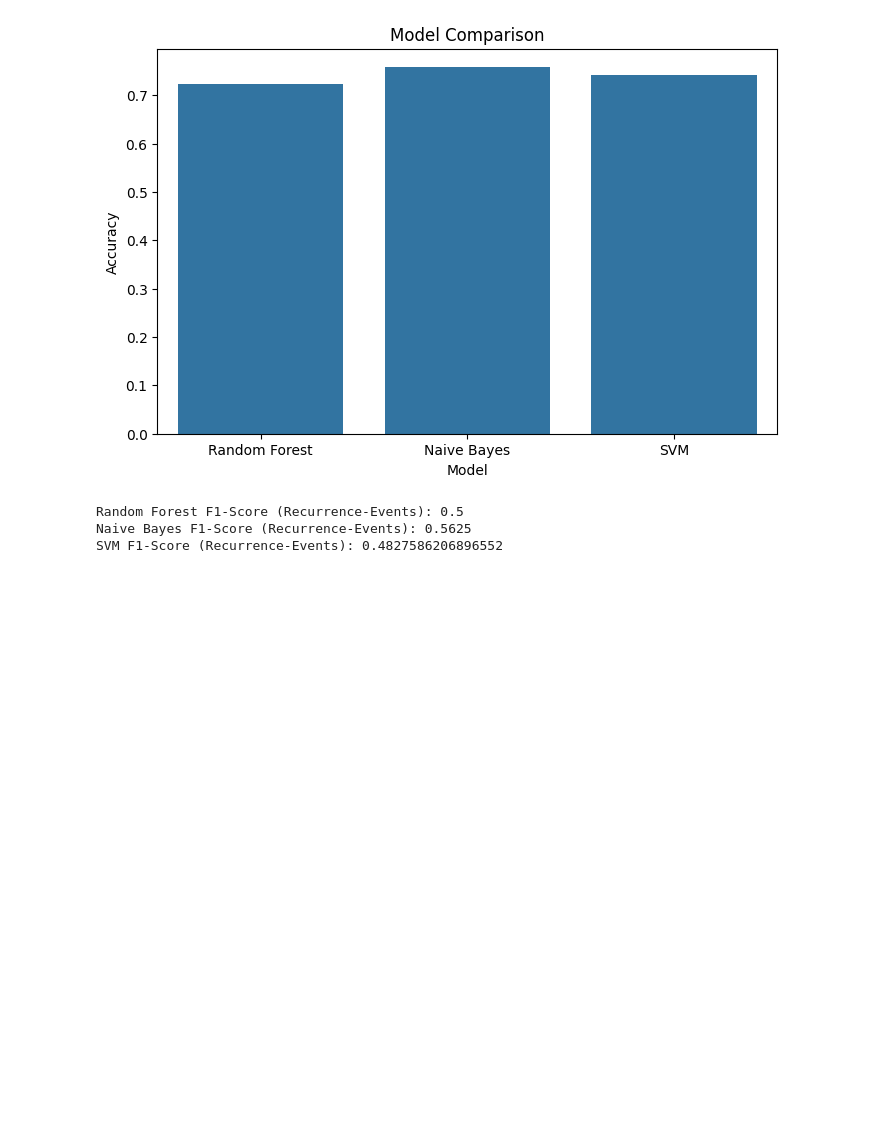
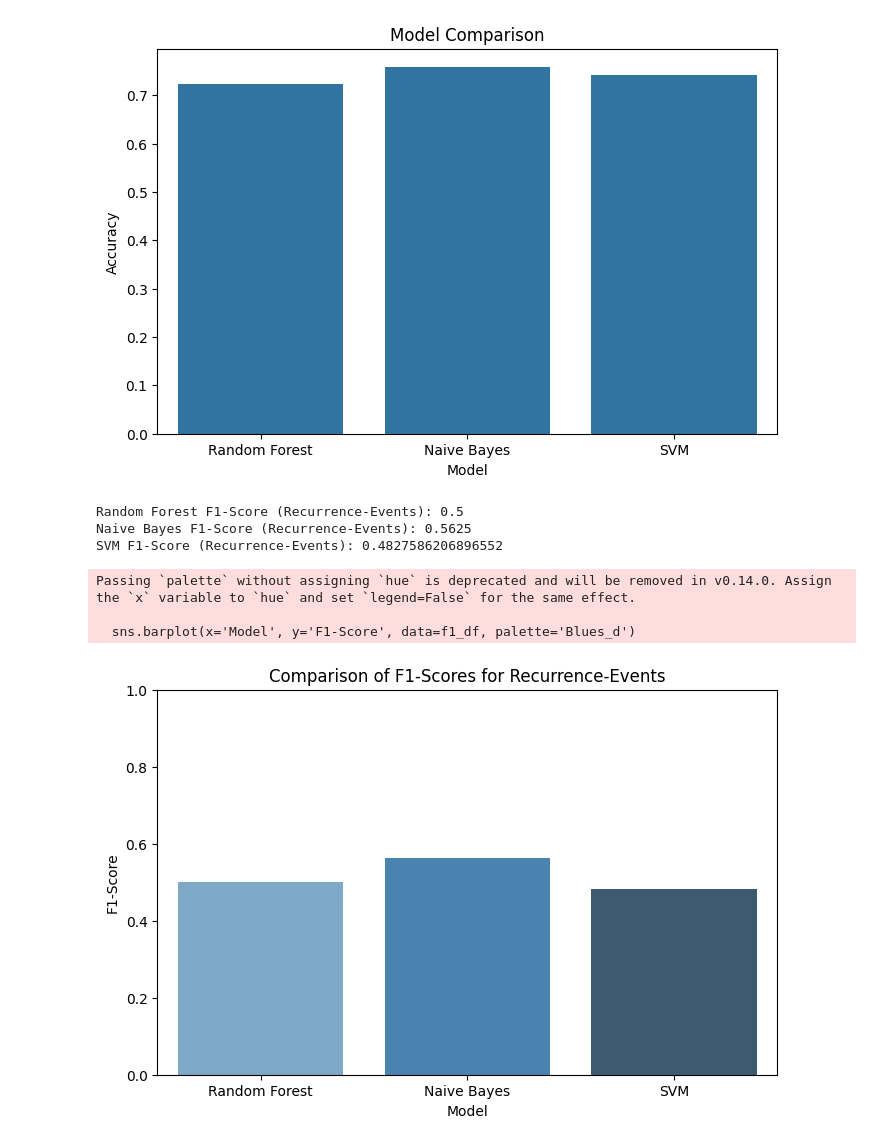
Before and after one commit to samuelAemro12/MachineLearningSchoolProject, a Jupyter notebook: projectCode.ipynb, the cells around one changed output. Cells and saved outputs as stored; diff of their text form; code cells hidden in the pictures; blank space fills up the shorter version.

```diff
--- a/projectCode.ipynb
+++ b/projectCode.ipynb
@@ -250,3 +250,26 @@ print("SVM F1-Score (Recurrence-Events):", svm_f1)
 Random Forest F1-Score (Recurrence-Events): 0.5
 Naive Bayes F1-Score (Recurrence-Events): 0.5625
 SVM F1-Score (Recurrence-Events): 0.4827586206896552
+# %%
+# Store the F1-Scores in a dictionary
+f1_scores = {
+    'Model': ['Random Forest', 'Naive Bayes', 'SVM'],
+    'F1-Score': [rf_f1, nb_f1, svm_f1]
+}
+
+# Convert to a DataFrame for easier plotting
+f1_df = pd.DataFrame(f1_scores)
+
+# Create a bar plot
+plt.figure(figsize=(8, 5))
+sns.barplot(x='Model', y='F1-Score', data=f1_df, palette='Blues_d')
+plt.title('Comparison of F1-Scores for Recurrence-Events')
+plt.ylabel('F1-Score')
+plt.xlabel('Model')
+plt.ylim(0, 1)  # Set y-axis limit between 0 and 1 for better visualization
+plt.show()
+# %% [output]
+Passing `palette` without assigning `hue` is deprecated and will be removed in v0.14.0. Assign the `x` variable to `hue` and set `legend=False` for the same effect.
+
+  sns.barplot(x='Model', y='F1-Score', data=f1_df, palette='Blues_d')
+[figure, added]
```
